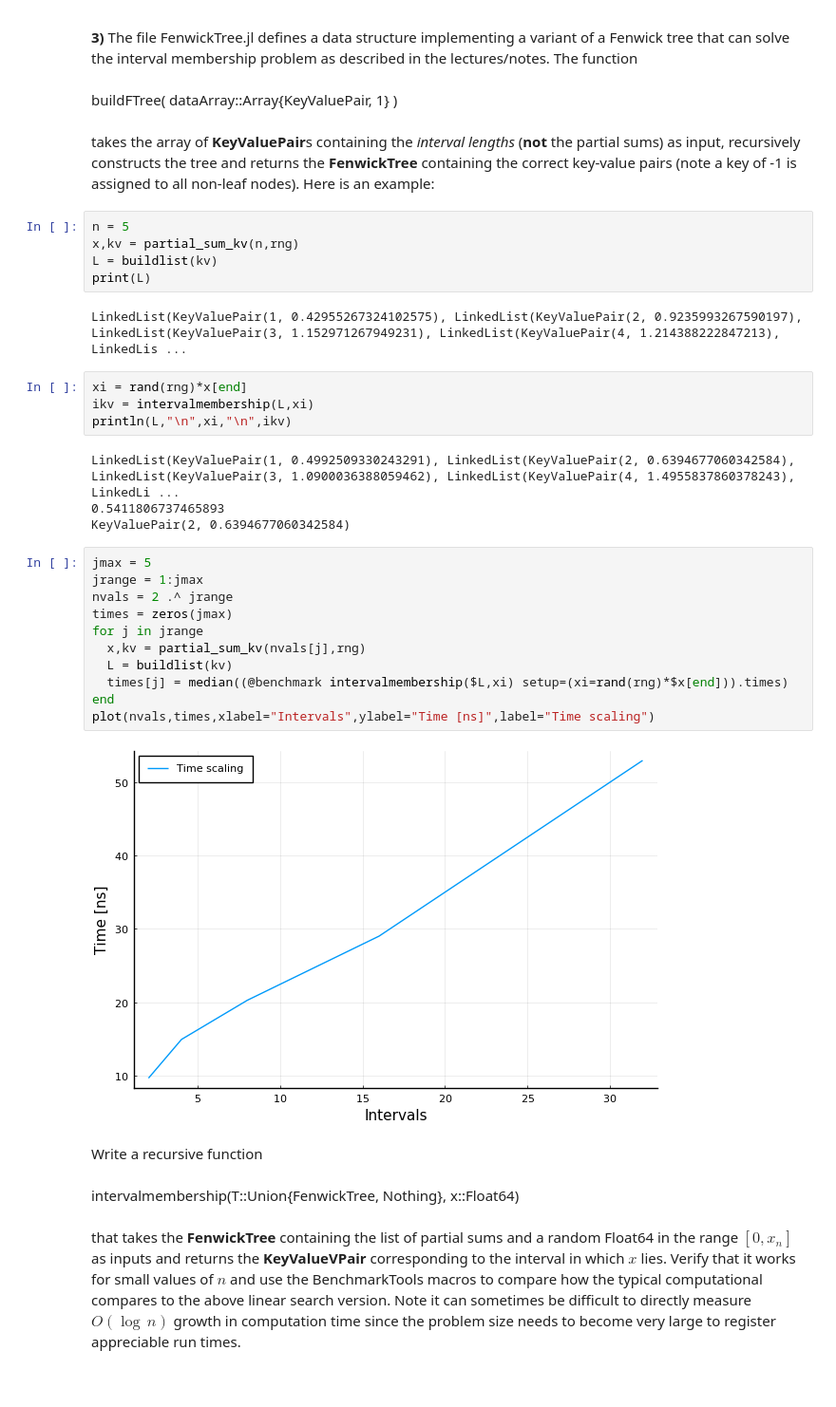
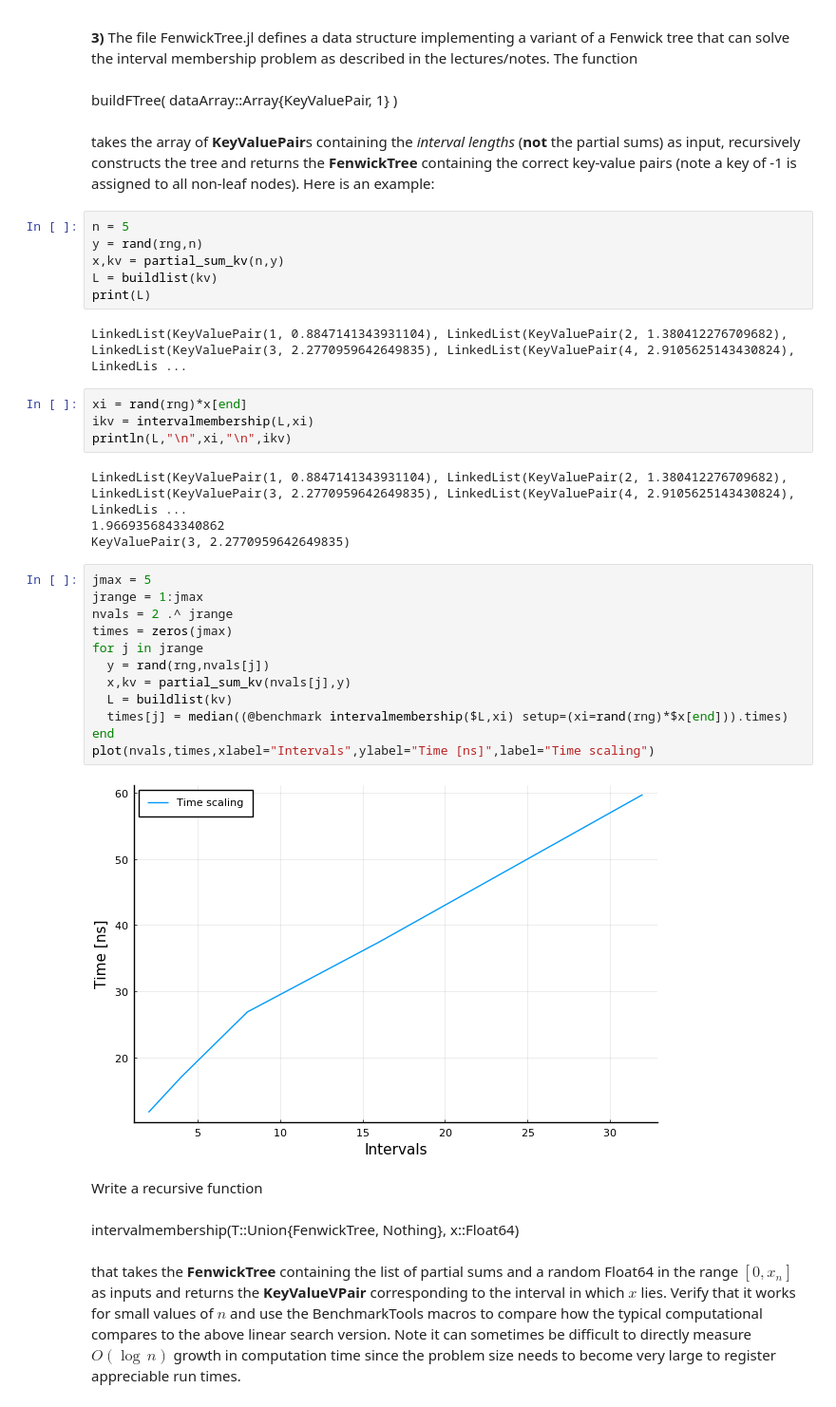
Before and after one commit to MathSys-MSc-2020/ma934-worksheet-3-andrewanguswarwick, a Jupyter notebook: Class-3.ipynb, the cells around one changed output. Shown at 95% size. Drawn from its saved outputs; the diff is of its cells as text.

```diff
--- a/Class-3.ipynb
+++ b/Class-3.ipynb
@@ -161,32 +161,34 @@ buildFTree( dataArray::Array{KeyValuePair, 1} )<br><br>
 takes the array of **KeyValuePair**s containing the *interval lengths* (**not** the partial sums) as input, recursively constructs the tree and returns the **FenwickTree** containing the correct key-value pairs (note a key of -1 is assigned to all non-leaf nodes). Here is an example:
 # %%
 n = 5
-x,kv = partial_sum_kv(n,rng)
+y = rand(rng,n)
+x,kv = partial_sum_kv(n,y)
 L = buildlist(kv)
 print(L)
 # %% [output]
-LinkedList(KeyValuePair(1, 0.42955267324102575), LinkedList(KeyValuePair(2, 0.9235993267590197), LinkedList(KeyValuePair(3, 1.152971267949231), LinkedList(KeyValuePair(4, 1.214388222847213), LinkedLis ...
+LinkedList(KeyValuePair(1, 0.8847141343931104), LinkedList(KeyValuePair(2, 1.380412276709682), LinkedList(KeyValuePair(3, 2.2770959642649835), LinkedList(KeyValuePair(4, 2.9105625143430824), LinkedLis ...
 # %%
 xi = rand(rng)*x[end]
 ikv = intervalmembership(L,xi)
 println(L,"\n",xi,"\n",ikv)
 # %% [output]
-LinkedList(KeyValuePair(1, 0.4992509330243291), LinkedList(KeyValuePair(2, 0.6394677060342584), LinkedList(KeyValuePair(3, 1.0900036388059462), LinkedList(KeyValuePair(4, 1.4955837860378243), LinkedLi ...
-0.5411806737465893
-KeyValuePair(2, 0.6394677060342584)
+LinkedList(KeyValuePair(1, 0.8847141343931104), LinkedList(KeyValuePair(2, 1.380412276709682), LinkedList(KeyValuePair(3, 2.2770959642649835), LinkedList(KeyValuePair(4, 2.9105625143430824), LinkedLis ...
+1.9669356843340862
+KeyValuePair(3, 2.2770959642649835)
 # %%
 jmax = 5
 jrange = 1:jmax
 nvals = 2 .^ jrange
 times = zeros(jmax)
 for j in jrange
-  x,kv = partial_sum_kv(nvals[j],rng)
+  y = rand(rng,nvals[j])
+  x,kv = partial_sum_kv(nvals[j],y)
   L = buildlist(kv)
   times[j] = median((@benchmark intervalmembership($L,xi) setup=(xi=rand(rng)*$x[end])).times)
 end
 plot(nvals,times,xlabel="Intervals",ylabel="Time [ns]",label="Time scaling")
 # %% [output]
-[figure, old version]
+[figure, new version]
 # %% [markdown]
 Write a recursive function<br><br>
 intervalmembership(T::Union{FenwickTree, Nothing}, x::Float64)<br><br>
```
Also changed, not shown: parts of 4 cells of this notebook, 1 other file.
